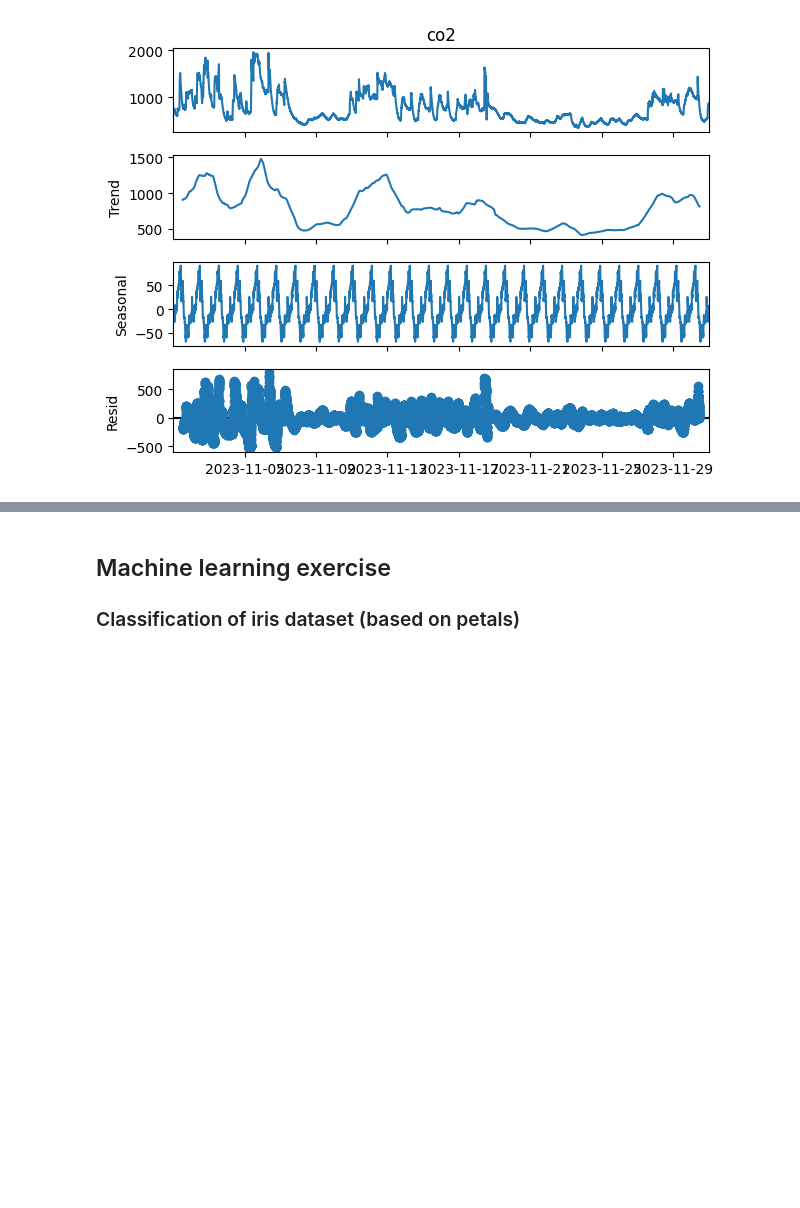
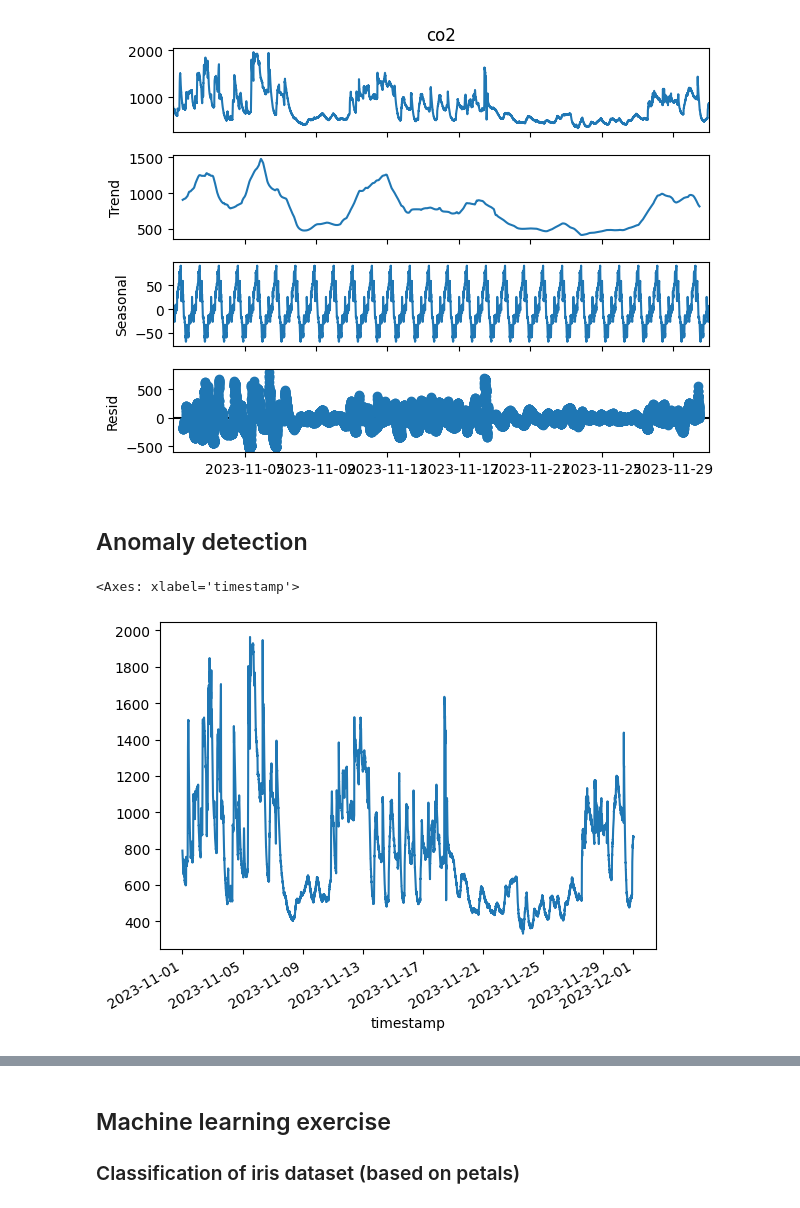
Before and after one commit to ITU-DASYALab/IoT_course, a Jupyter notebook: exercises/ml-basics.ipynb, the cells around one changed output, grey strips where cells are left out. Drawn from its saved outputs; the diff is of its cells as text; code cells hidden in the pictures; blank space fills up the shorter version.

```diff
--- a/exercises/ml-basics.ipynb
+++ b/exercises/ml-basics.ipynb
@@ -314,3 +346,11 @@ seasonal_decompose(november_df["co2"], period=30*24).plot()
 plt.show()
 # %% [output]
 [figure]
+# %% [markdown]
+## Anomaly detection
+# %%
+anomaly_df = november_df.copy()
+anomaly_df["co2"].plot()
+# %% [output]
+<Axes: xlabel='timestamp'>
+[figure, added]
```
Also changed, not shown: parts of 39 cells of this notebook, 1 other file.
